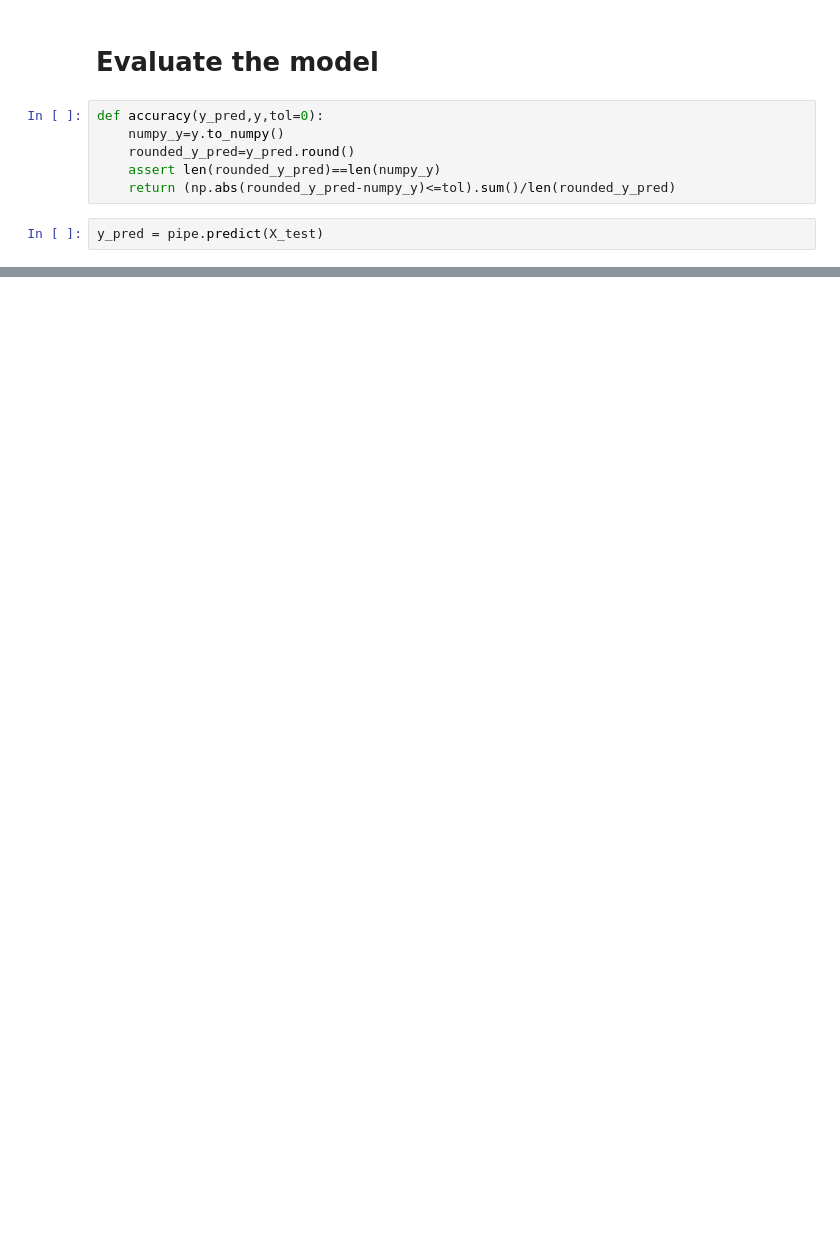
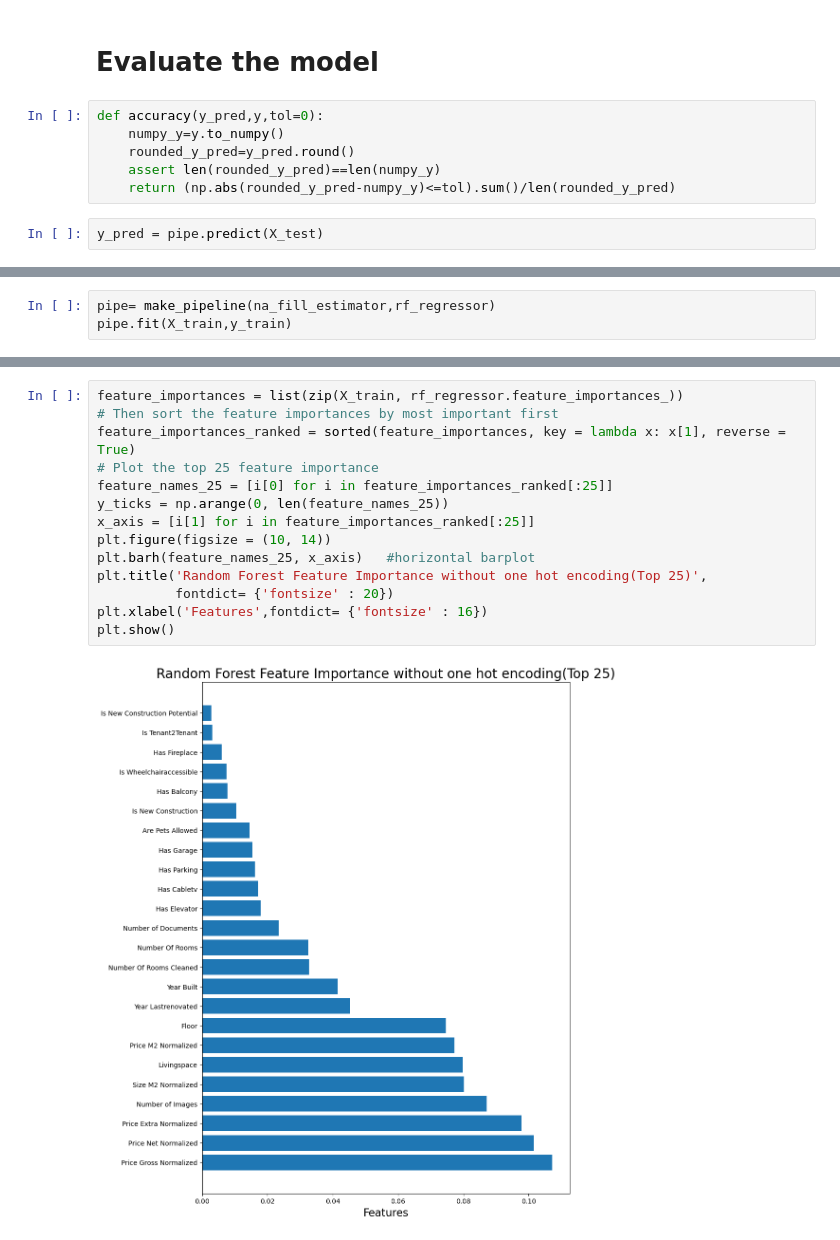
Before and after one commit to Germouche/ml-project, a Jupyter notebook: Random Forest.ipynb, the cells around one changed output, grey strips where cells are left out. Saved outputs shown, nothing was run; the diff lists cells and outputs as text; blank space fills up the shorter version.

```diff
--- a/Random Forest.ipynb
+++ b/Random Forest.ipynb
@@ -395,0 +339,3 @@ mean_squared_error(y_pred,y_test,squared=False)
+# %%
+pipe= make_pipeline(na_fill_estimator,rf_regressor)
+pipe.fit(X_train,y_train)
@@ -395,0 +360,16 @@ mean_squared_error(y_pred,y_test,squared=False)
+# %%
+feature_importances = list(zip(X_train, rf_regressor.feature_importances_))
+# Then sort the feature importances by most important first
+feature_importances_ranked = sorted(feature_importances, key = lambda x: x[1], reverse = True)
+# Plot the top 25 feature importance
+feature_names_25 = [i[0] for i in feature_importances_ranked[:25]]
+y_ticks = np.arange(0, len(feature_names_25))
+x_axis = [i[1] for i in feature_importances_ranked[:25]]
+plt.figure(figsize = (10, 14))
+plt.barh(feature_names_25, x_axis)   #horizontal barplot
+plt.title('Random Forest Feature Importance without one hot encoding(Top 25)',
+          fontdict= {'fontsize' : 20})
+plt.xlabel('Features',fontdict= {'fontsize' : 16})
+plt.show()
+# %% [output]
+[figure, added]
```
Also changed, not shown: parts of 57 cells of this notebook.
